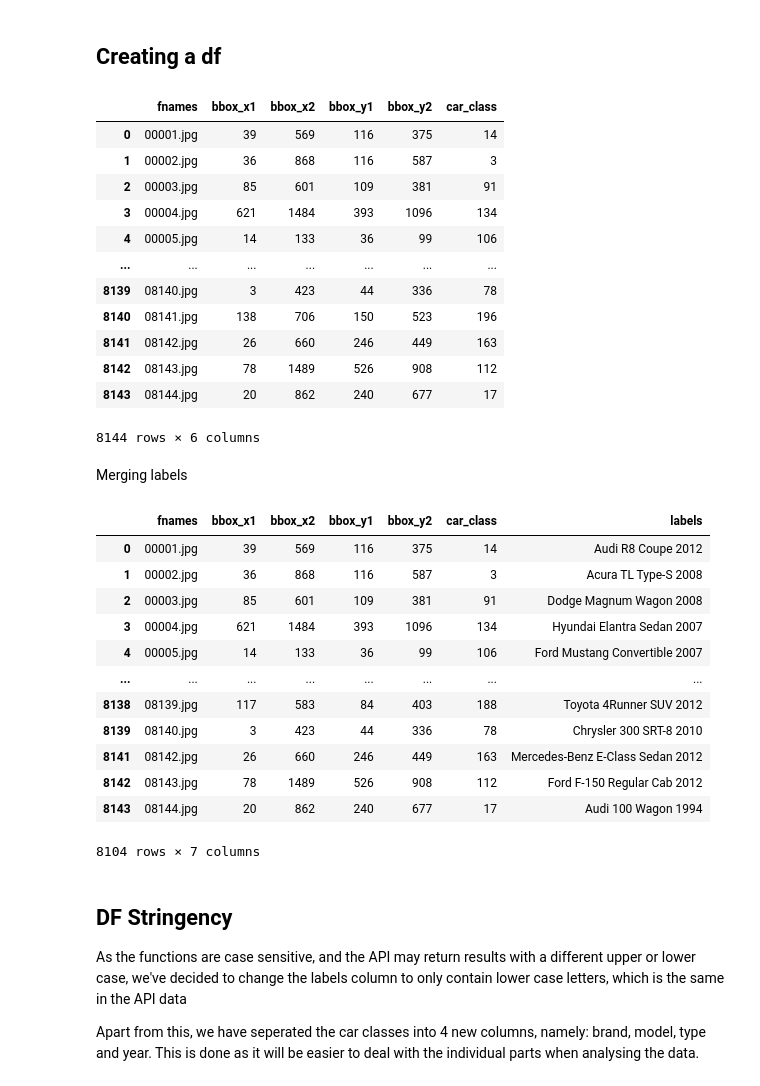
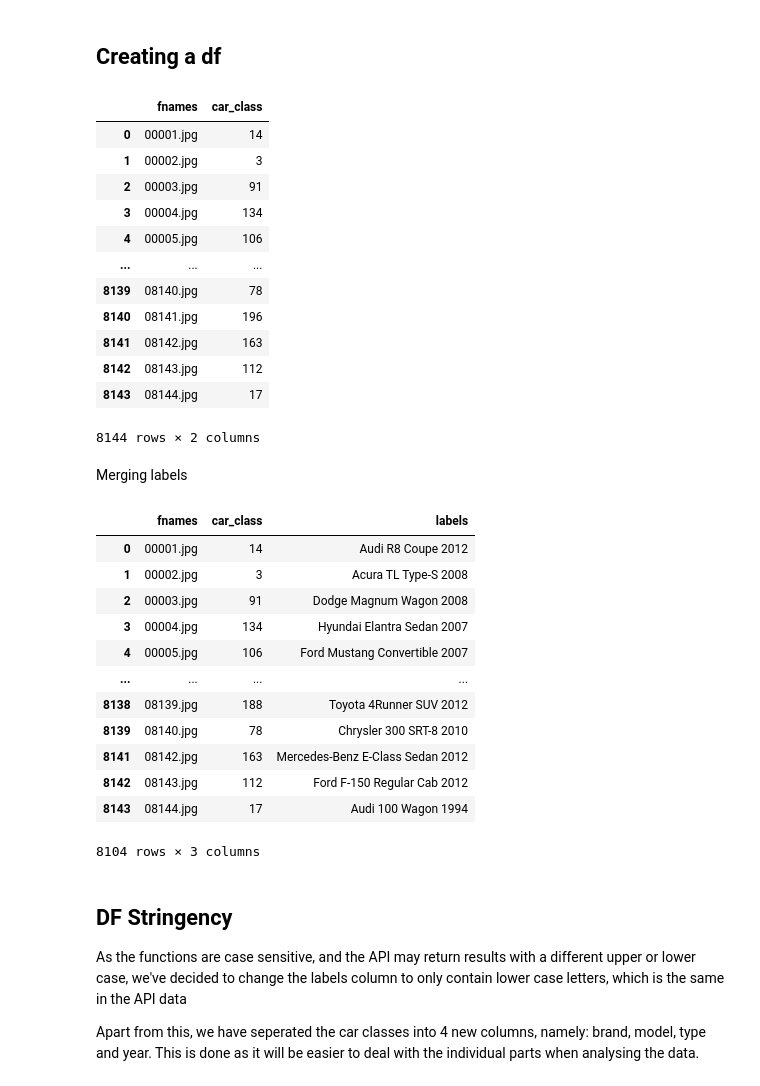
Before and after one commit to IIPeteII/car-license-plate-recognition-clean, a Jupyter notebook: final_full_app_notebook.ipynb, the cells around one changed output. Drawn from its saved outputs; the diff is of its cells as text; code cells hidden in the pictures.

```diff
--- a/final_full_app_notebook.ipynb
+++ b/final_full_app_notebook.ipynb
@@ -448,37 +454,33 @@ array([[(array([[39]], dtype=uint8), array([[116]], dtype=uint8), array([[569]],
 # %%
 annotations = cars_annos['annotations']
 annotations = np.transpose(annotations)
 
 fnames = []
 bboxes = []
 
 for annotation in annotations:
-    bbox_x1 = annotation[0][0][0][0]
-    bbox_y1 = annotation[0][1][0][0]
-    bbox_x2 = annotation[0][2][0][0]
-    bbox_y2 = annotation[0][3][0][0]
     fname = annotation[0][5][0]
     car_class = annotation[0][4][0]
-    bboxes.append((fname,bbox_x1, bbox_x2, bbox_y1, bbox_y2, int(list(car_class)[0])))
+    bboxes.append((fname, int(list(car_class)[0])))
 
 
-df = pd.DataFrame(bboxes, columns = ['fnames','bbox_x1', 'bbox_x2', 'bbox_y1', 'bbox_y2','car_class'])
+df = pd.DataFrame(bboxes, columns = ['fnames','car_class'])
 
 df
 # %% [output]
-|  | fnames | bbox_x1 | bbox_x2 | bbox_y1 | bbox_y2 | car_class |
-| 0 | 00001.jpg | 39 | 569 | 116 | 375 | 14 |
-| 1 | 00002.jpg | 36 | 868 | 116 | 587 | 3 |
-| 2 | 00003.jpg | 85 | 601 | 109 | 381 | 91 |
-| 3 | 00004.jpg | 621 | 1484 | 393 | 1096 | 134 |
-| 4 | 00005.jpg | 14 | 133 | 36 | 99 | 106 |
-| ... | ... | ... | ... | ... | ... | ... |
-| 8139 | 08140.jpg | 3 | 423 | 44 | 336 | 78 |
-| 8140 | 08141.jpg | 138 | 706 | 150 | 523 | 196 |
-| 8141 | 08142.jpg | 26 | 660 | 246 | 449 | 163 |
-| 8142 | 08143.jpg | 78 | 1489 | 526 | 908 | 112 |
-| 8143 | 08144.jpg | 20 | 862 | 240 | 677 | 17 |
+|  | fnames | car_class |
+| 0 | 00001.jpg | 14 |
+| 1 | 00002.jpg | 3 |
+| 2 | 00003.jpg | 91 |
+| 3 | 00004.jpg | 134 |
+| 4 | 00005.jpg | 106 |
+| ... | ... | ... |
+| 8139 | 08140.jpg | 78 |
+| 8140 | 08141.jpg | 196 |
+| 8141 | 08142.jpg | 163 |
+| 8142 | 08143.jpg | 112 |
+| 8143 | 08144.jpg | 17 |
-8144 rows × 6 columns
+8144 rows × 2 columns
 # %% [markdown]
 Merging labels
 # %%
@@ -486,19 +488,19 @@ df = df.merge(labels, left_on='car_class', right_index=True)
 df = df.sort_index()
 df
 # %% [output]
-|  | fnames | bbox_x1 | bbox_x2 | bbox_y1 | bbox_y2 | car_class | labels |
-| 0 | 00001.jpg | 39 | 569 | 116 | 375 | 14 | Audi R8 Coupe 2012 |
-| 1 | 00002.jpg | 36 | 868 | 116 | 587 | 3 | Acura TL Type-S 2008 |
-| 2 | 00003.jpg | 85 | 601 | 109 | 381 | 91 | Dodge Magnum Wagon 2008 |
-| 3 | 00004.jpg | 621 | 1484 | 393 | 1096 | 134 | Hyundai Elantra Sedan 2007 |
-| 4 | 00005.jpg | 14 | 133 | 36 | 99 | 106 | Ford Mustang Convertible 2007 |
-| ... | ... | ... | ... | ... | ... | ... | ... |
-| 8138 | 08139.jpg | 117 | 583 | 84 | 403 | 188 | Toyota 4Runner SUV 2012 |
-| 8139 | 08140.jpg | 3 | 423 | 44 | 336 | 78 | Chrysler 300 SRT-8 2010 |
-| 8141 | 08142.jpg | 26 | 660 | 246 | 449 | 163 | Mercedes-Benz E-Class Sedan 2012 |
-| 8142 | 08143.jpg | 78 | 1489 | 526 | 908 | 112 | Ford F-150 Regular Cab 2012 |
-| 8143 | 08144.jpg | 20 | 862 | 240 | 677 | 17 | Audi 100 Wagon 1994 |
+|  | fnames | car_class | labels |
+| 0 | 00001.jpg | 14 | Audi R8 Coupe 2012 |
+| 1 | 00002.jpg | 3 | Acura TL Type-S 2008 |
+| 2 | 00003.jpg | 91 | Dodge Magnum Wagon 2008 |
+| 3 | 00004.jpg | 134 | Hyundai Elantra Sedan 2007 |
+| 4 | 00005.jpg | 106 | Ford Mustang Convertible 2007 |
+| ... | ... | ... | ... |
+| 8138 | 08139.jpg | 188 | Toyota 4Runner SUV 2012 |
+| 8139 | 08140.jpg | 78 | Chrysler 300 SRT-8 2010 |
+| 8141 | 08142.jpg | 163 | Mercedes-Benz E-Class Sedan 2012 |
+| 8142 | 08143.jpg | 112 | Ford F-150 Regular Cab 2012 |
+| 8143 | 08144.jpg | 17 | Audi 100 Wagon 1994 |
-8104 rows × 7 columns
+8104 rows × 3 columns
 # %% [markdown]
 ## DF Stringency
 
```
Also changed, not shown: parts of 17 cells of this notebook.
